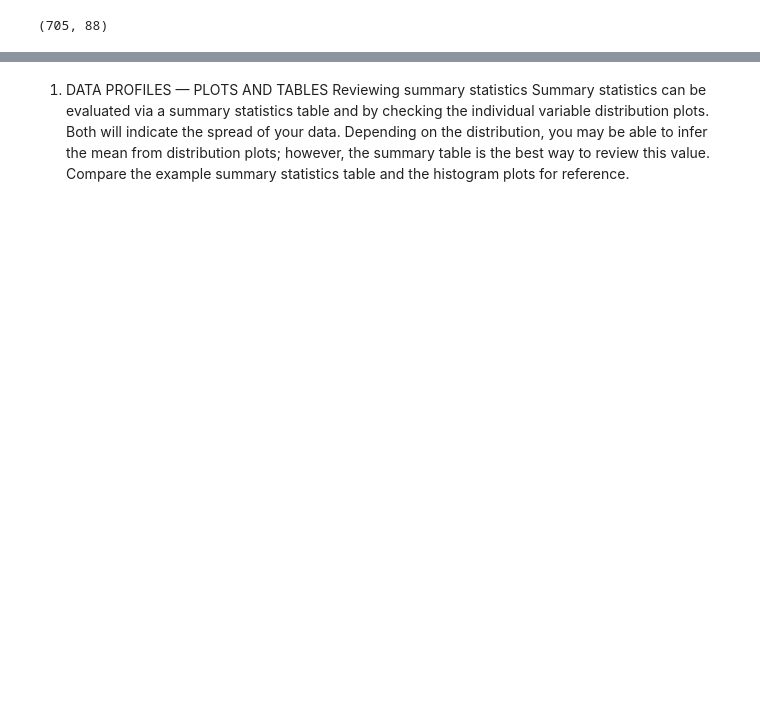
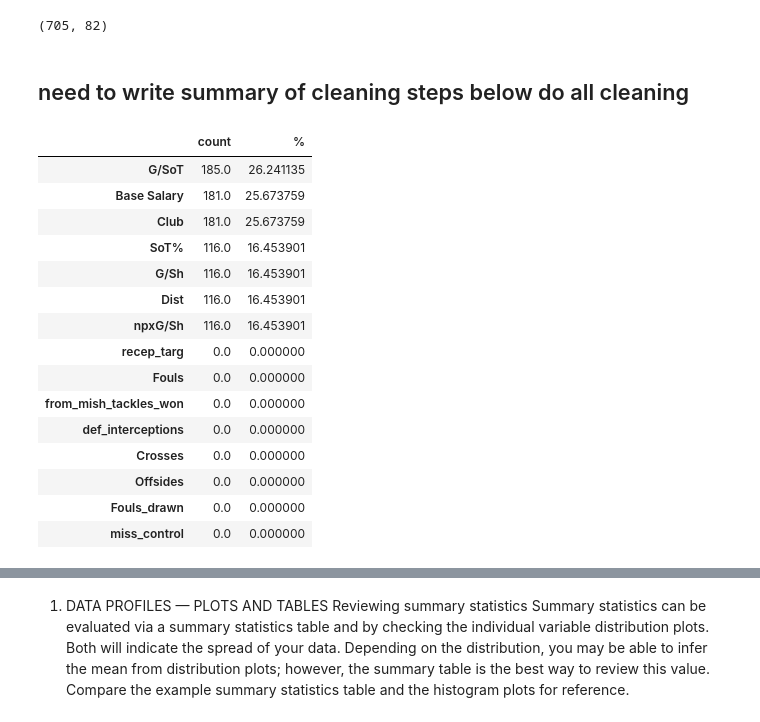
Before and after one commit to misterrustia/MLS_clustering_Captsone, a Jupyter notebook: 2_Exploratory_Data_analysis/Player_exploratory_data_analysis.ipynb, the cells around one changed output, grey strips where cells are left out. Saved outputs shown, nothing was run; the diff lists cells and outputs as text; code cells hidden in the pictures; blank space fills up the shorter version.

```diff
--- a/2_Exploratory_Data_analysis/Player_exploratory_data_analysis.ipynb
+++ b/2_Exploratory_Data_analysis/Player_exploratory_data_analysis.ipynb
@@ -11,7 +11,37 @@ import matplotlib.pyplot as plt
 # %%
 path = "../data/players_stats_salary.csv"
 df= pd.read_csv(path)
-df.drop(columns=['Pos','Position(s)','Unnamed: 0','Unnamed: 0_x'],inplace=True)
+df.drop(columns=['Pos','Position(s)','Unnamed: 0','Unnamed: 0_x','Unnamed: 0_y',
+                 'First Name', 'Last Name', 'name', '_merge',
+                 'Guaranteed Compensation'],inplace=True)
 df.shape
 # %% [output]
-(705, 88)
+(705, 82)
+# %% [markdown]
+## need to write summary of cleaning steps below do all cleaning
+# %%
+
+missing = [df.isnull().sum(),100*df.isnull().mean()]
+
+m = pd.DataFrame(missing)
+m = m.T
+m.columns=['count', '%']
+m = m.sort_values(by='count',ascending=False)
+m.head(15)
+# %% [output]
+|  | count | % |
+| G/SoT | 185.0 | 26.241135 |
+| Base Salary | 181.0 | 25.673759 |
+| Club | 181.0 | 25.673759 |
+| SoT% | 116.0 | 16.453901 |
+| G/Sh | 116.0 | 16.453901 |
+| Dist | 116.0 | 16.453901 |
+| npxG/Sh | 116.0 | 16.453901 |
+| recep_targ | 0.0 | 0.000000 |
+| Fouls | 0.0 | 0.000000 |
+| from_mish_tackles_won | 0.0 | 0.000000 |
+| def_interceptions | 0.0 | 0.000000 |
+| Crosses | 0.0 | 0.000000 |
+| Offsides | 0.0 | 0.000000 |
+| Fouls_drawn | 0.0 | 0.000000 |
+| miss_control | 0.0 | 0.000000 |
```
Also changed, not shown: parts of 4 cells of this notebook, 6 other files.
